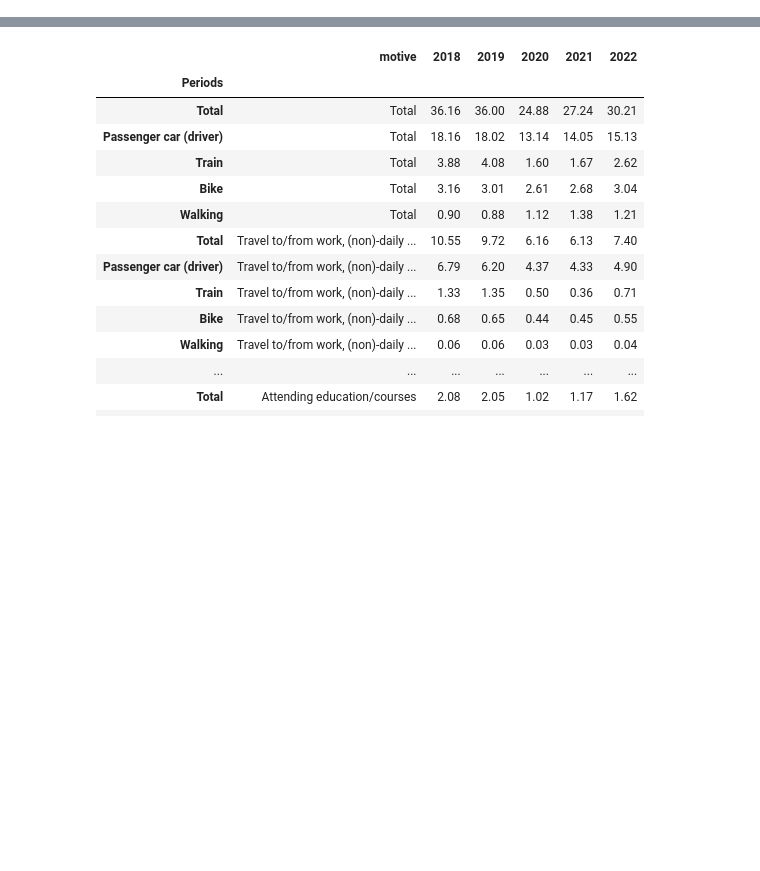
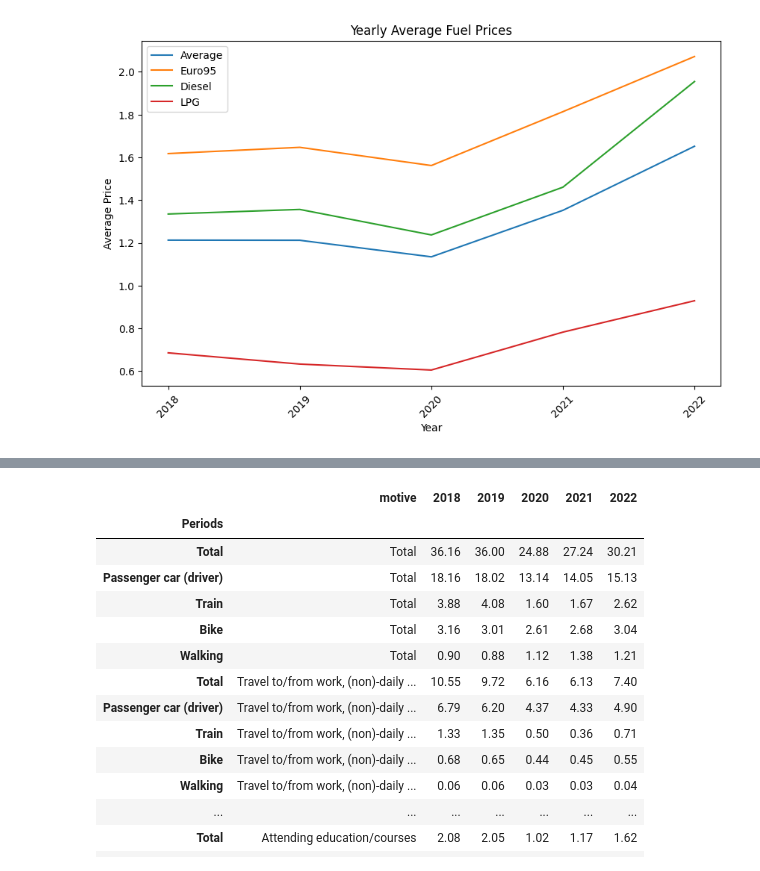
Before and after one commit to asquu/TIL6022-Project-Group-35, a Jupyter notebook: Project_Python.ipynb, the cells around one changed output, grey strips where cells are left out. Saved outputs shown, nothing was run; the diff lists cells and outputs as text; code cells hidden in the pictures; blank space fills up the shorter version.

```diff
--- a/Project_Python.ipynb
+++ b/Project_Python.ipynb
@@ -60,9 +48,0 @@ Text(0.5, 1.0, 'Fuel prices per month')
-# %%
-# Melt the dataframe to a long format
-data.reset_index(inplace=True)
-melted_df = data.melt(id_vars='Months', var_name='Fuel', value_name='Price')
-
-# Create a line plot using Plotly Express
-fig = px.line(melted_df, x='Months', y='Price', color='Fuel',
-              labels={'Months': 'Time', 'Price': 'Price (EUR)'})
-fig.show()
@@ -71,0 +49,8 @@ fig.show()
+# %%
+data_yearly = data.resample('Y').mean()
+data_yearly['Average'] = data_yearly.mean(axis=1)
+data.index.names = ['Year']
+data_yearly['Year'] = data_yearly.index.strftime('%Y')
+data_yearly = data_yearly.set_index('Year')
+data_yearly.reset_index(level=0, inplace=True)
+data_yearly
@@ -72,3 +64,25 @@ fig.show()
+# %%
+
+fueltypes = ["Year", "Euro95", "Diesel", "LPG", "Average"]
+
+plt.figure(figsize=(10, 6))
+
+sns.lineplot(x='Year', y='Average', data=data_yearly, label='Average')
+sns.lineplot(x='Year', y='Euro95', data=data_yearly, label='Euro95')
+sns.lineplot(x='Year', y='Diesel', data=data_yearly, label='Diesel')
+sns.lineplot(x='Year', y='LPG', data=data_yearly, label='LPG')
+
+plt.title('Yearly Average Fuel Prices')
+plt.xlabel('Year')
+plt.ylabel('Average Price')
+
+plt.xticks(rotation=45)
+
+plt.legend()
+
+plt.show()
+# %% [output]
+[figure, added]
 # %%
 # mobility_trips = read_csv('mobility_perday.csv', index_col = 1, skiprows = 6, delimiter = ';', usecols = [0,1,2,3,4,5,6])
 # mobility_trips = mobility_trips.dropna()
```
Also changed, not shown: parts of 6 cells of this notebook.
